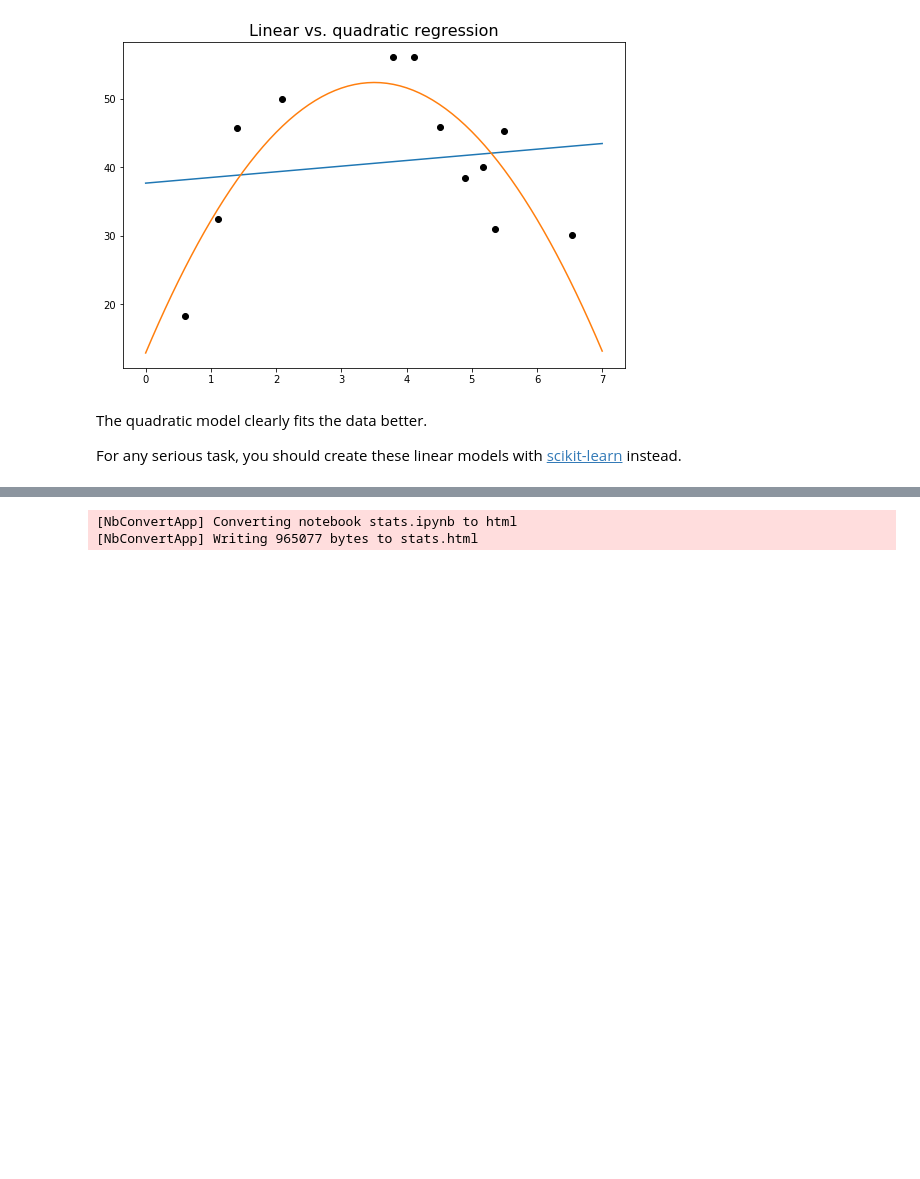
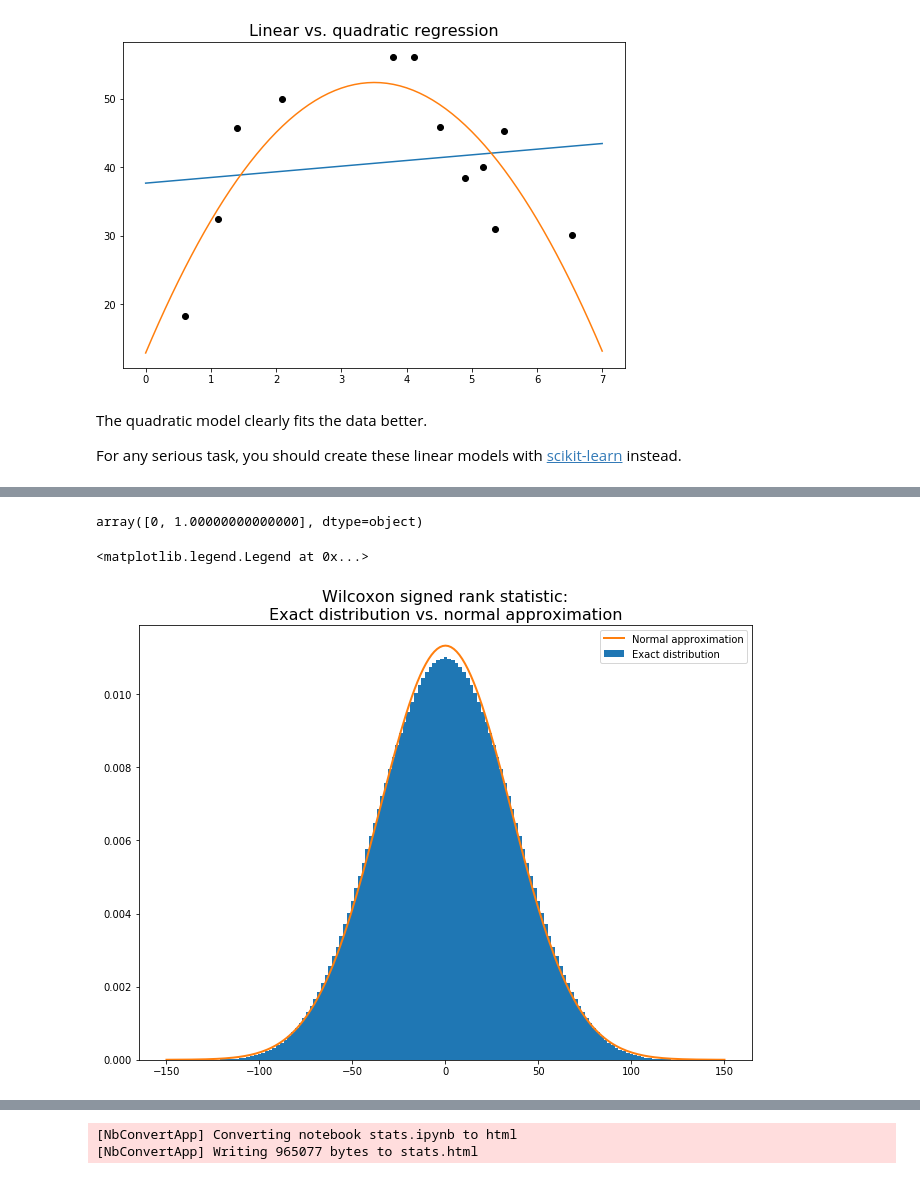
Before and after one commit to maxkapur/maxkapur.github.io, a Jupyter notebook: math/stats.ipynb, the cells around one changed output, grey strips where cells are left out. Cells and saved outputs as stored; diff of their text form; code cells hidden in the pictures; blank space fills up the shorter version.

```diff
--- a/math/stats.ipynb
+++ b/math/stats.ipynb
@@ -1145,0 +1210,3 @@ For any serious task, you should create these linear models with <a href="https:
+# %%
+n = 15
+mgf = wilcoxon_mgf(n, 1)
@@ -1145,0 +1216,9 @@ For any serious task, you should create these linear models with <a href="https:
+# %%
+y = mgf.as_coefficients_dict().values()
+y = np.array([i for i in y])
+x = mgf.as_coefficients_dict().keys()
+x = np.array([sympy.ln(i).simplify() for i in x])
+
+pmf = np.stack([x, y]).T
+pmf = pmf[pmf[:,0].argsort()]
+pmf[55:65]
@@ -1145,0 +1236,20 @@ For any serious task, you should create these linear models with <a href="https:
+# %%
+pmf.sum(axis=0)
+# %% [output]
+array([0, 1.00000000000000], dtype=object)
+# %%
+plt.figure(figsize=(11,8))
+
+lim = 150
+x_plot = np.linspace(-lim,lim, 201)
+
+plt.title('Wilcoxon signed rank statistic:\nExact distribution vs. normal approximation', size=16)
+
+# Need to halve the coefficients in pmf because the bins have width 2
+plt.bar(pmf.T[0], pmf.T[1]/2, width=2, label='Exact distribution')
+plt.plot(x_plot, norm.pdf(x_plot, scale = np.sqrt(n*(n+1)*(2*n+1)/6)),
+         lw=2, label='Normal approximation', color='tab:orange')
+plt.legend()
+# %% [output]
+<matplotlib.legend.Legend at 0x...>
+[figure, added]
```
Also changed, not shown: parts of 13 cells of this notebook, 1 other file.
